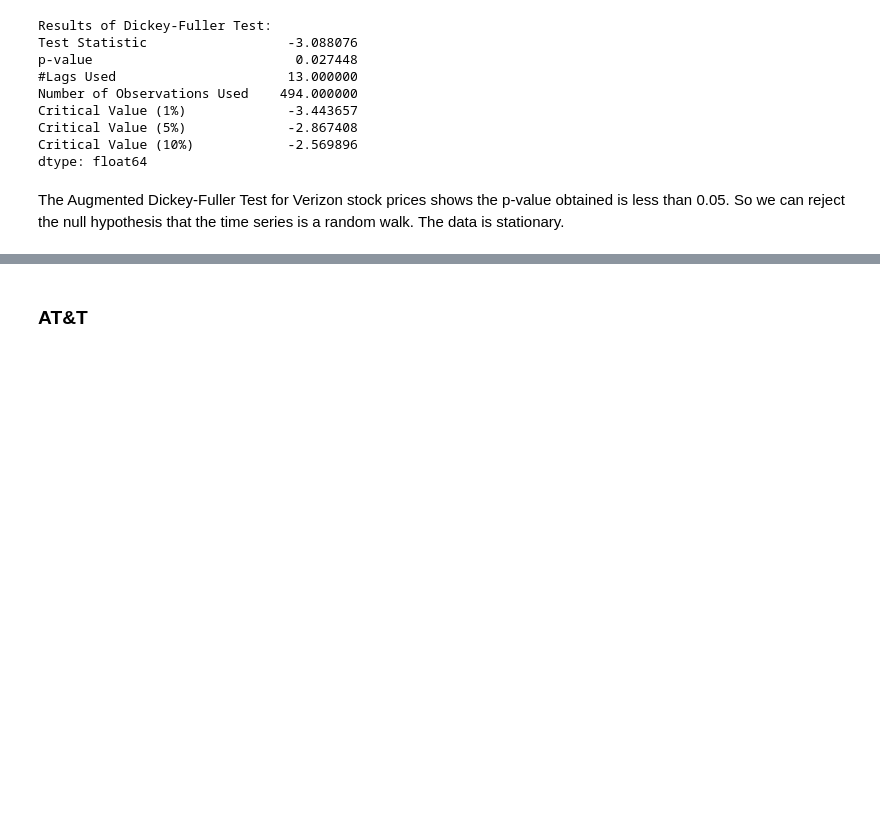
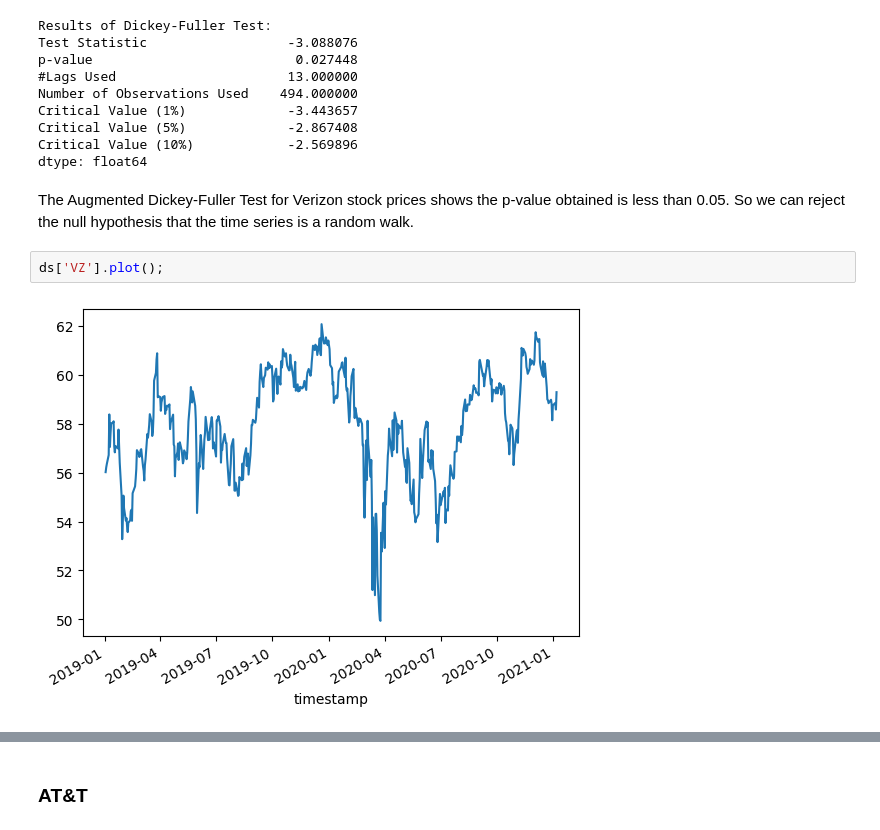
Before and after one commit to pallabee/Time-Series-for-Stock-Price-Prediction, a Jupyter notebook: eda/stationarity.ipynb, the cells around one changed output, grey strips where cells are left out. Saved outputs shown, nothing was run; the diff lists cells and outputs as text; blank space fills up the shorter version.

Commit message:
added visualizations

```diff
--- a/eda/stationarity.ipynb
+++ b/eda/stationarity.ipynb
@@ -43,4 +70,8 @@ Critical Value (5%)             -2.867408
 Critical Value (10%)            -2.569896
 dtype: float64
 # %% [markdown]
-The Augmented Dickey-Fuller Test for Verizon stock prices shows the p-value obtained is less than 0.05. So we can reject the null hypothesis that the time series is a random walk. The data is stationary.
+The Augmented Dickey-Fuller Test for Verizon stock prices shows the p-value obtained is less than 0.05. So we can reject the null hypothesis that the time series is a random walk.
+# %%
+ds['VZ'].plot();
+# %% [output]
+[figure, added]
```
Also changed, not shown: parts of 8 cells of this notebook.
